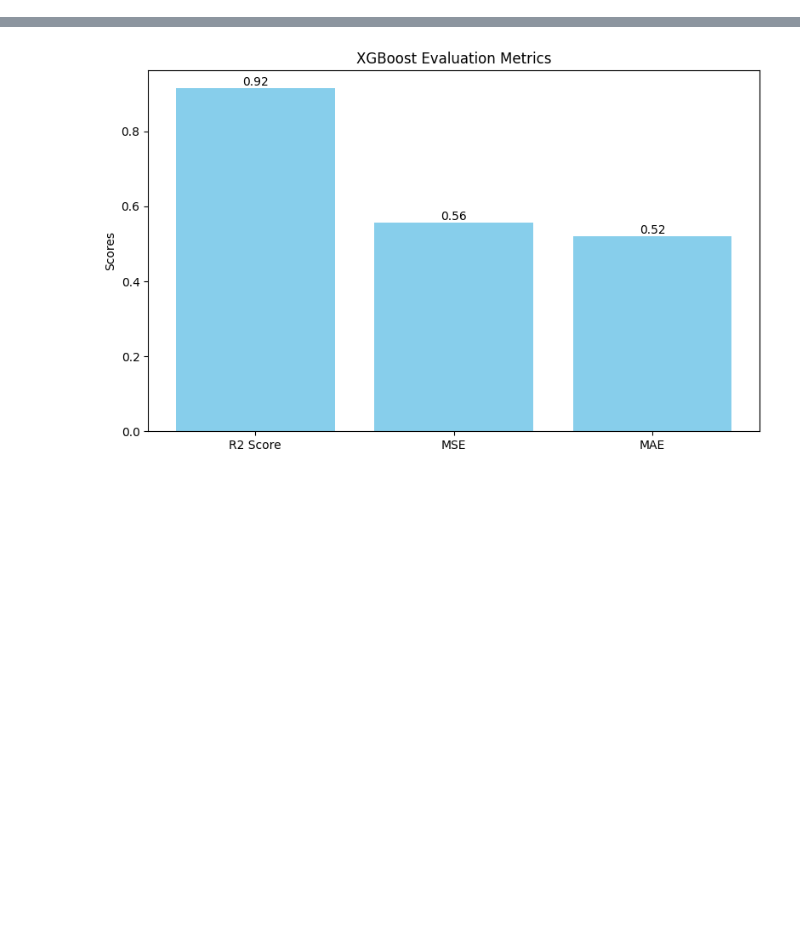
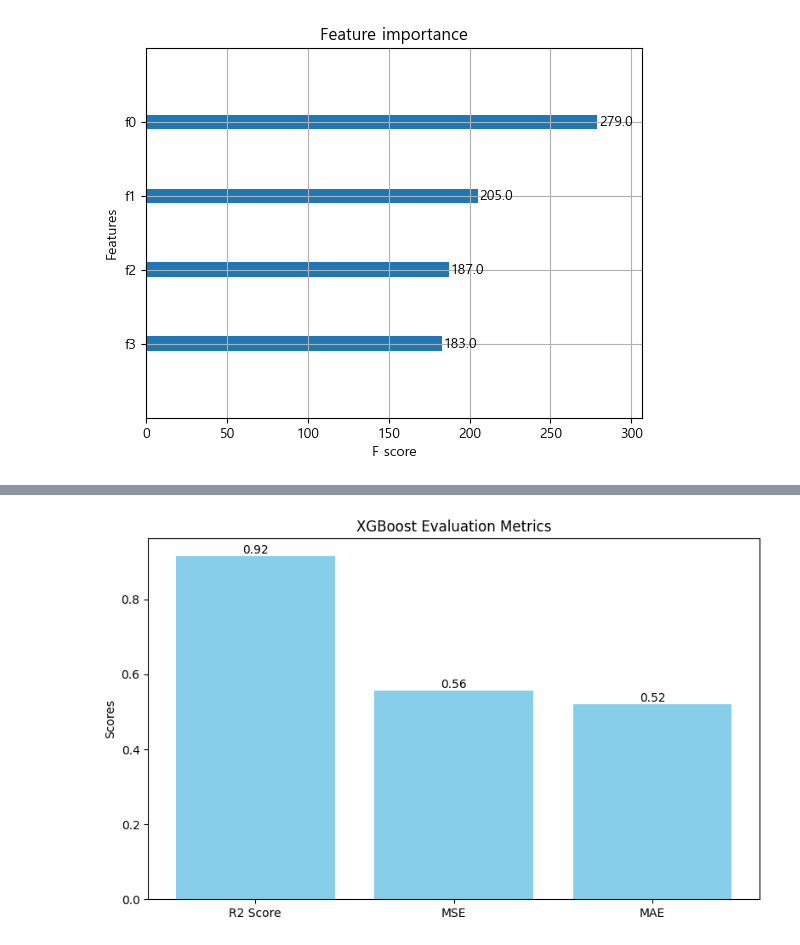
Before and after one commit to junyoungnnn/DUI_OUT, a Jupyter notebook: 소스코드_제출본/4. 모델링/2. 행정동_예측_교차검증_소스코드/xgboost하이퍼파라미터튜닝.ipynb, the cells around one changed output, grey strips where cells are left out. Drawn from its saved outputs; the diff is of its cells as text; code cells hidden in the pictures; blank space fills up the shorter version.

```diff
--- a/소스코드_제출본/4. 모델링/2. 행정동_예측_교차검증_소스코드/xgboost하이퍼파라미터튜닝.ipynb
+++ b/소스코드_제출본/4. 모델링/2. 행정동_예측_교차검증_소스코드/xgboost하이퍼파라미터튜닝.ipynb
@@ -99,0 +117,6 @@ XGBoost R2 Score: 0.9000379388404826
+# %%
+import matplotlib.pyplot as plt
+xgb.plot_importance(best_model)
+plt.show()
+# %% [output]
+[figure, added]
```
Also changed, not shown: parts of 3 cells of this notebook.
